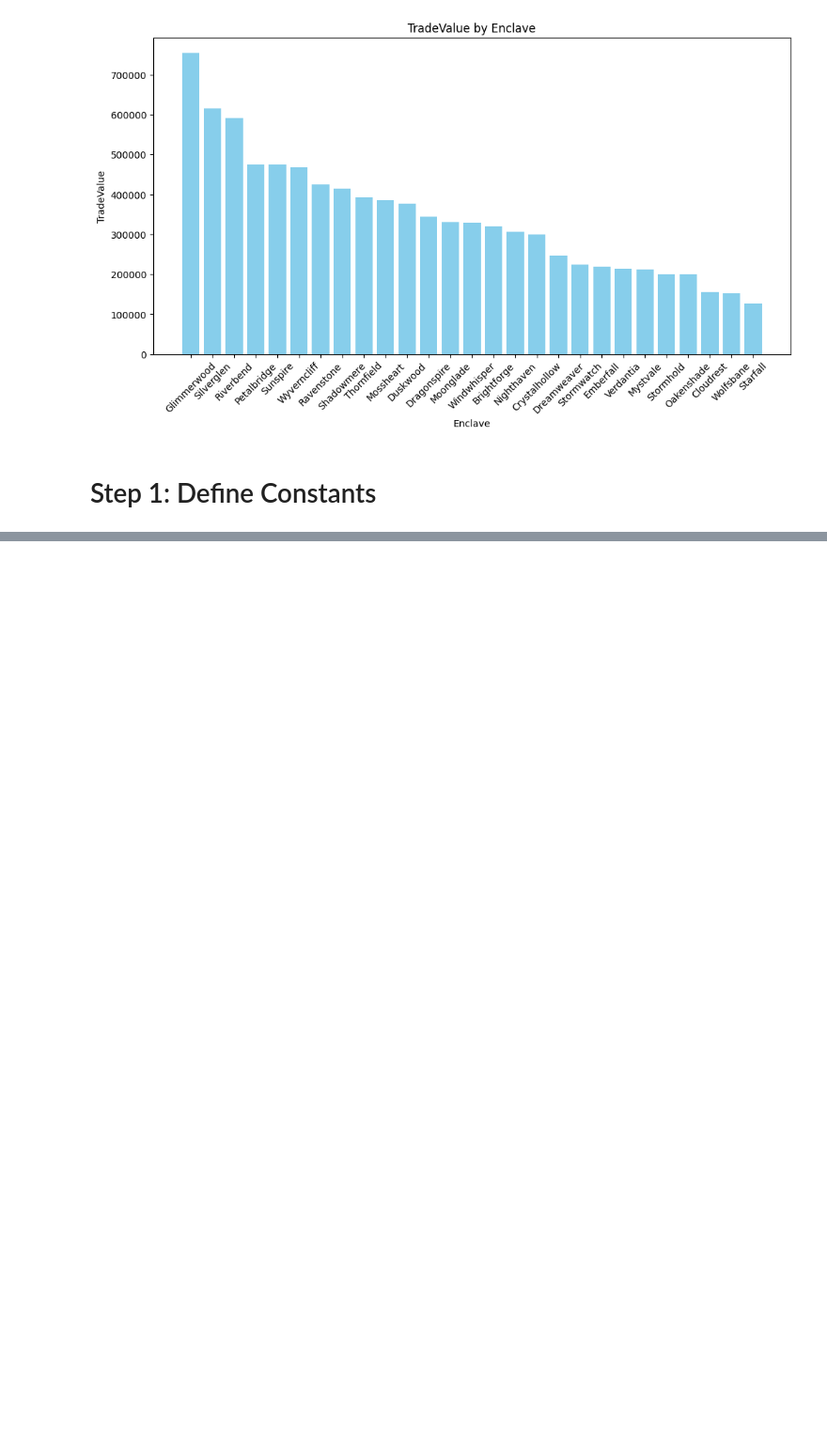
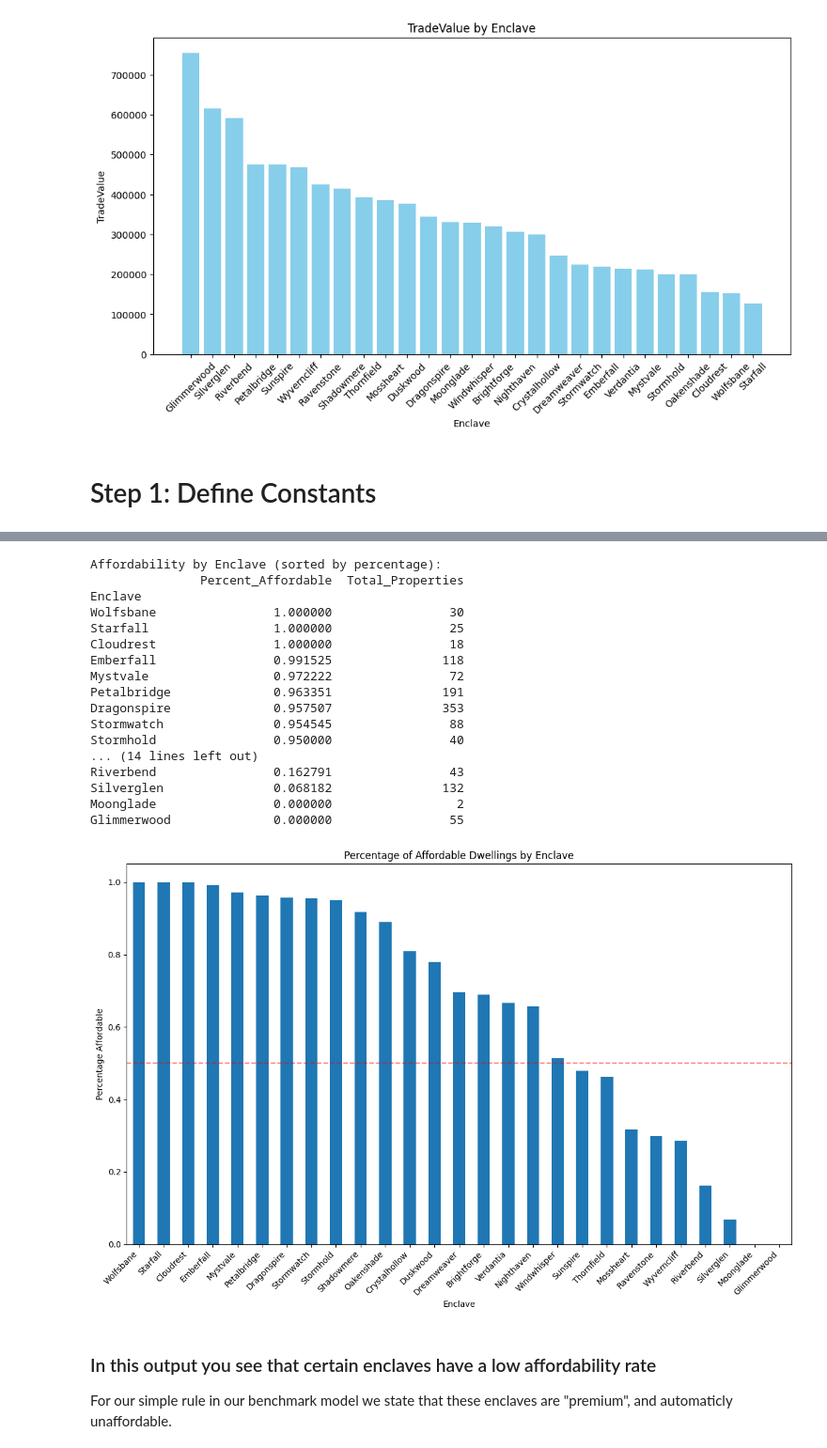
Before and after one commit to PatBaruch/DDD, a Jupyter notebook: itt2_affordable.ipynb, the cells around one changed output, grey strips where cells are left out. Shown at 94% size. Saved outputs shown, nothing was run; the diff lists cells and outputs as text; code cells hidden in the pictures; blank space fills up the shorter version.

```diff
--- a/itt2_affordable.ipynb
+++ b/itt2_affordable.ipynb
@@ -63,9 +64,25 @@ df['MonthlyPayment'] = df.apply(calculate_monthly_payments, axis=1)
 def check_affordability(row):
     return 1 if row['MonthlyPayment'] <= Affordability_threshold else 0
 
-df['Affordable'] = df.apply(check_affordability, axis=1)
+df['AffordableDwelling'] = df.apply(check_affordability, axis=1)
 
 print(df)
+
+# Step: Define the folder path and file path
+folder_path = "cleaned"
+file_path = os.path.join(folder_path, "cleaned_data.csv")
+
+# Check if the folder exists, if not, create it
+if not os.path.exists(folder_path):
+    os.makedirs(folder_path)
+
+# Save the DataFrame to a CSV file
+df.to_csv(file_path, index=False)
+
+# Confirm that the dataset has been saved successfully
+print(f"✅ The cleaned dataset has been saved to '{file_path}'.")
+
+df.describe(include='O')
 # %% [output]
         DI  TradeValue     RealmType        Enclave  LivingQuarters  \
 0        0    269500.0   Meadowlands    Brightforge          2143.0
@@ -86,0 +119,42 @@ print(df)
+# %%
+# Group by Enclave and calculate percentage of affordable dwellings
+enclave_affordability = df.groupby('Enclave')['AffordableDwelling'].agg(['mean', 'count'])
+enclave_affordability.columns = ['Percent_Affordable', 'Total_Properties']
+enclave_affordability = enclave_affordability.sort_values('Percent_Affordable', ascending=False)
+
+# Display results
+print("Affordability by Enclave (sorted by percentage):")
+print(enclave_affordability)
+
+# Plot the results
+plt.figure(figsize=(12, 8))
+enclave_affordability['Percent_Affordable'].plot(kind='bar')
+plt.axhline(y=0.5, color='r', linestyle='--', alpha=0.5)
+plt.title('Percentage of Affordable Dwellings by Enclave')
+plt.xlabel('Enclave')
+plt.ylabel('Percentage Affordable')
+plt.xticks(rotation=45, ha='right')
+plt.tight_layout()
+plt.show()
+# %% [output]
+Affordability by Enclave (sorted by percentage):
+               Percent_Affordable  Total_Properties
+Enclave
+Wolfsbane                1.000000                30
+Starfall                 1.000000                25
+Cloudrest                1.000000                18
+Emberfall                0.991525               118
+Mystvale                 0.972222                72
+Petalbridge              0.963351               191
+Dragonspire              0.957507               353
+Stormwatch               0.954545                88
+Stormhold                0.950000                40
+... (14 lines left out)
+Riverbend                0.162791                43
+Silverglen               0.068182               132
+Moonglade                0.000000                 2
+Glimmerwood              0.000000                55
+[figure, added]
+# %% [markdown]
+<h3> In this output you see that certain enclaves have a low affordability rate </h3>
+For our simple rule in our benchmark model we state that these enclaves are "premium", and automaticly unaffordable.
```
Also changed, not shown: parts of 4 cells of this notebook, 2 other files.
